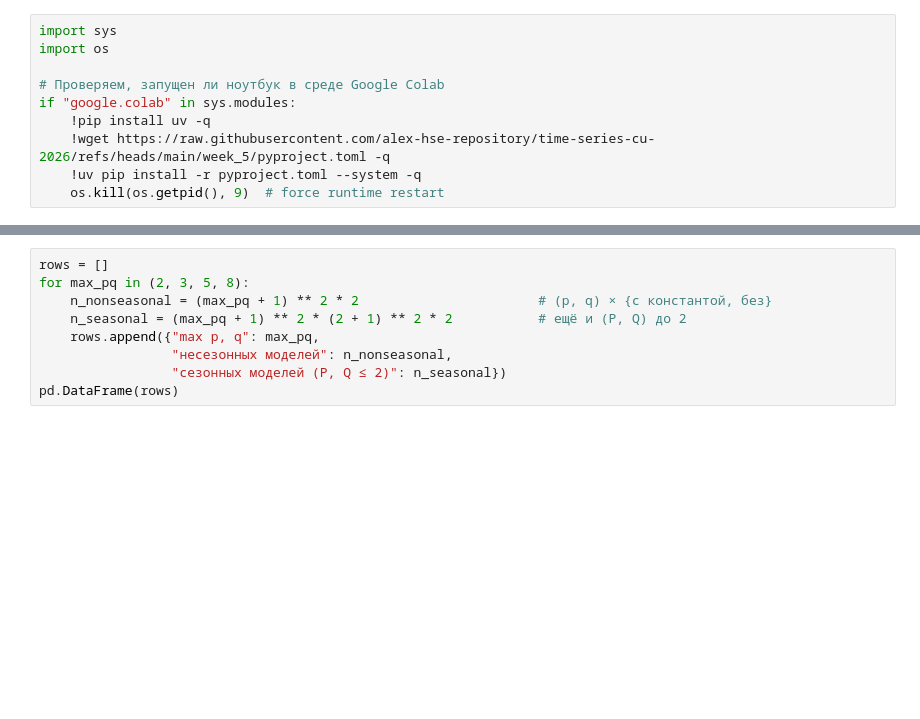
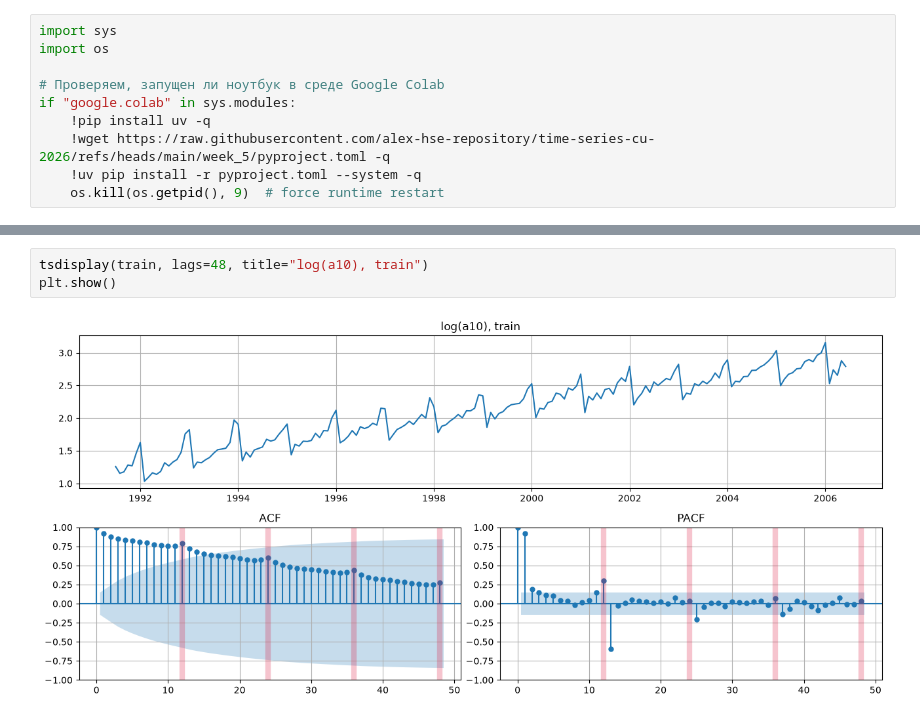
Before and after one commit to alex-hse-repository/time-series-cu-2026, a Jupyter notebook: week_5/part_1/03. Автоподбор порядка.ipynb, the cells around one changed output, grey strips where cells are left out. Drawn from its saved outputs; the diff is of its cells as text; blank space fills up the shorter version.

```diff
--- a/week_5/part_1/03. Автоподбор порядка.ipynb
+++ b/week_5/part_1/03. Автоподбор порядка.ipynb
@@ -168,10 +246,6 @@ plt.show()
 # %%
-rows = []
-for max_pq in (2, 3, 5, 8):
-    n_nonseasonal = (max_pq + 1) ** 2 * 2                       # (p, q) × {с константой, без}
-    n_seasonal = (max_pq + 1) ** 2 * (2 + 1) ** 2 * 2           # ещё и (P, Q) до 2
-    rows.append({"max p, q": max_pq,
-                 "несезонных моделей": n_nonseasonal,
-                 "сезонных моделей (P, Q ≤ 2)": n_seasonal})
-pd.DataFrame(rows)
+tsdisplay(train, lags=48, title="log(a10), train")
+plt.show()
+# %% [output]
+[figure, added]
 # %% [markdown]
```
Also changed, not shown: parts of 55 cells of this notebook.
